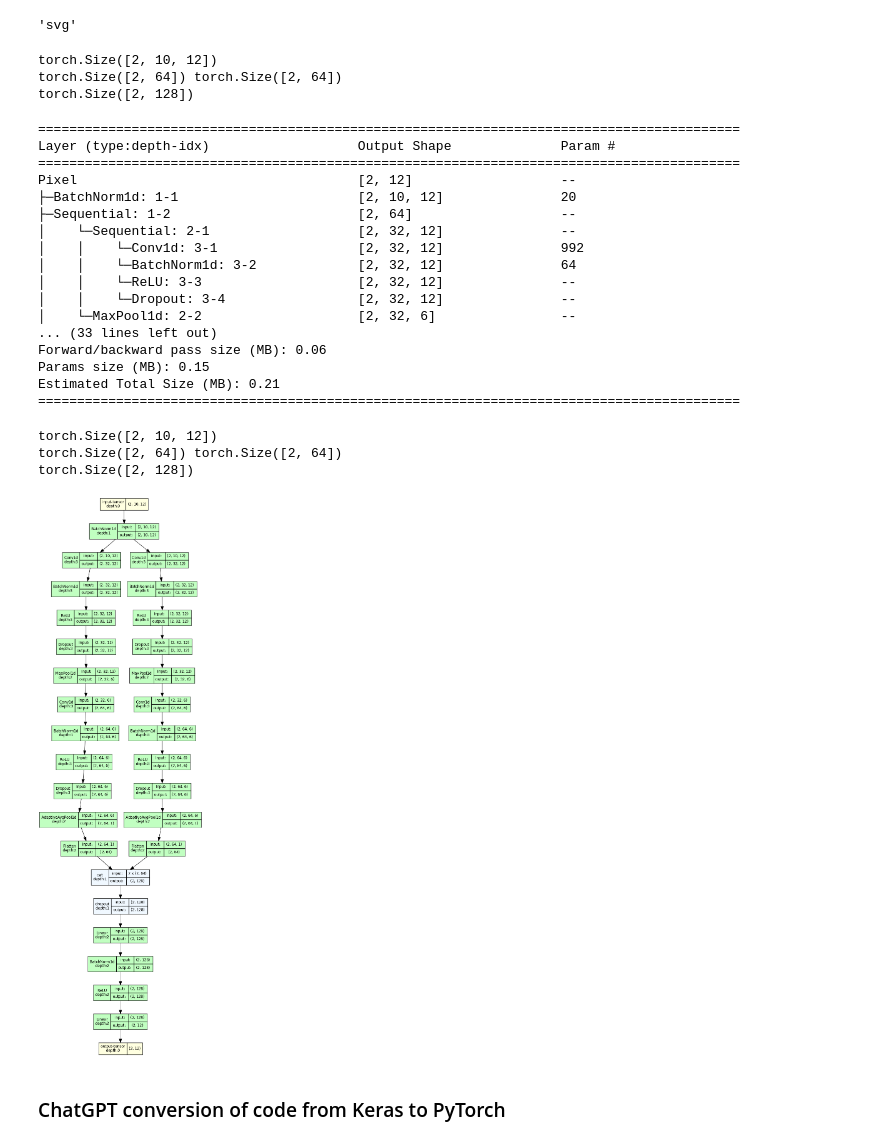
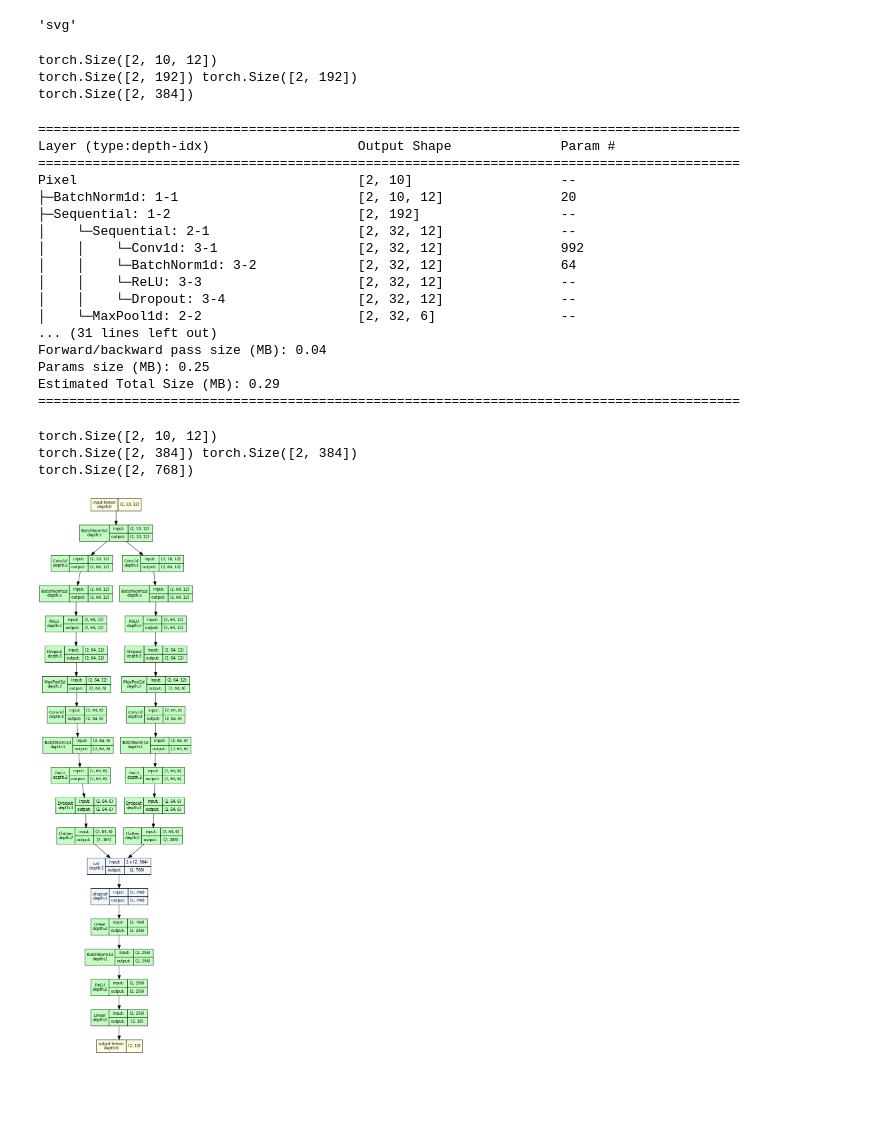
Before and after one commit to developmentseed/time-series-for-lulc, a Jupyter notebook: nbs/23-04-29_model.ipynb, the cells around one changed output. Cells and saved outputs as stored; diff of their text form; code cells hidden in the pictures; blank space fills up the shorter version.

Commit message:
Add baseline model & scripts to evaluate the model

```diff
--- a/nbs/23-04-29_model.ipynb
+++ b/nbs/23-04-29_model.ipynb
@@ -76,22 +69,22 @@ def stacked_conv(ni, nf, ks, drop):
     return nn.Sequential(
         _conv_layer(ni, nf, ks, drop=drop),
         nn.MaxPool1d(kernel_size=2, stride=2),
-        _conv_layer(nf, nf*2, ks, drop=0.0),
-        nn.AdaptiveAvgPool1d(output_size=1),
+        _conv_layer(nf, nf, ks, drop=0.0),
+        # nn.AdaptiveAvgPool1d(output_size=1),
         nn.Flatten()
     )
 
 class Pixel(nn.Module):
-    def __init__(self, num_bands, num_classes, hidden_dims=32, drop=0.25):
+    def __init__(self, num_bands, num_classes, timeperiod=13, hidden_dims=32, drop=0.25):
         super().__init__()
         self.bn = nn.BatchNorm1d(num_features=num_bands)
         self.conv1 = stacked_conv(ni=num_bands, nf=hidden_dims, ks=3, drop=drop)
         self.conv2 = stacked_conv(ni=num_bands, nf=hidden_dims, ks=5, drop=drop)
         self.head = nn.Sequential(
-            nn.Linear(in_features=2*(hidden_dims*2), out_features=128),
-            nn.BatchNorm1d(128),
+            nn.Linear(in_features=2 * (hidden_dims * (timeperiod // 2)), out_features=4 * hidden_dims),
+            nn.BatchNorm1d(4 * hidden_dims),
             nn.ReLU(),
-            nn.Linear(in_features=128, out_features=num_classes)
+            nn.Linear(in_features=4 * hidden_dims, out_features=num_classes)
         )
         self.drop = drop
 
@@ -166,35 +161,35 @@ graphviz.set_jupyter_format('png')
 # %% [output]
 'svg'
 # %%
-Chutiya bus Balasummary(model, input_size=(2, 10, 12))
+summary(model, input_size=(2, 10, 12))
 # %% [output]
 torch.Size([2, 10, 12])
-torch.Size([2, 64]) torch.Size([2, 64])
-torch.Size([2, 128])
+torch.Size([2, 192]) torch.Size([2, 192])
+torch.Size([2, 384])
 ==========================================================================================
 Layer (type:depth-idx)                   Output Shape              Param #
 ==========================================================================================
-Pixel                                    [2, 12]                   --
+Pixel                                    [2, 10]                   --
 ├─BatchNorm1d: 1-1                       [2, 10, 12]               20
-├─Sequential: 1-2                        [2, 64]                   --
+├─Sequential: 1-2                        [2, 192]                  --
 │    └─Sequential: 2-1                   [2, 32, 12]               --
 │    │    └─Conv1d: 3-1                  [2, 32, 12]               992
 │    │    └─BatchNorm1d: 3-2             [2, 32, 12]               64
 │    │    └─ReLU: 3-3                    [2, 32, 12]               --
 │    │    └─Dropout: 3-4                 [2, 32, 12]               --
 │    └─MaxPool1d: 2-2                    [2, 32, 6]                --
-... (33 lines left out)
-Forward/backward pass size (MB): 0.06
-Params size (MB): 0.15
-Estimated Total Size (MB): 0.21
+... (31 lines left out)
+Forward/backward pass size (MB): 0.04
+Params size (MB): 0.25
+Estimated Total Size (MB): 0.29
 ==========================================================================================
+# %%
+model = Pixel(num_bands=10, num_classes=10, hidden_dims=64)
 # %%
-Chutiya bus Bala
+model_graph = draw_graph(model, input_size=(2, 10, 12), device='meta')
 model_graph.visual_graph
 # %% [output]
 torch.Size([2, 10, 12])
-torch.Size([2, 64]) torch.Size([2, 64])
-torch.Size([2, 128])
+torch.Size([2, 384]) torch.Size([2, 384])
+torch.Size([2, 768])
-[figure, old version]
+[figure, new version]
-# %% [markdown]
-### ChatGPT conversion of code from Keras to PyTorch
```
Also changed, not shown: parts of 12 cells of this notebook, 6 other files.
